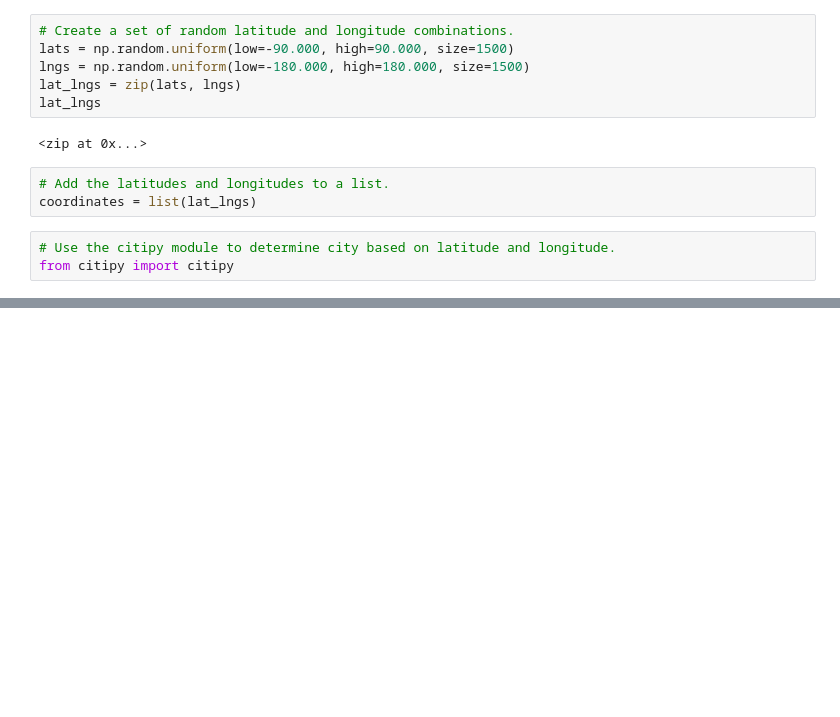
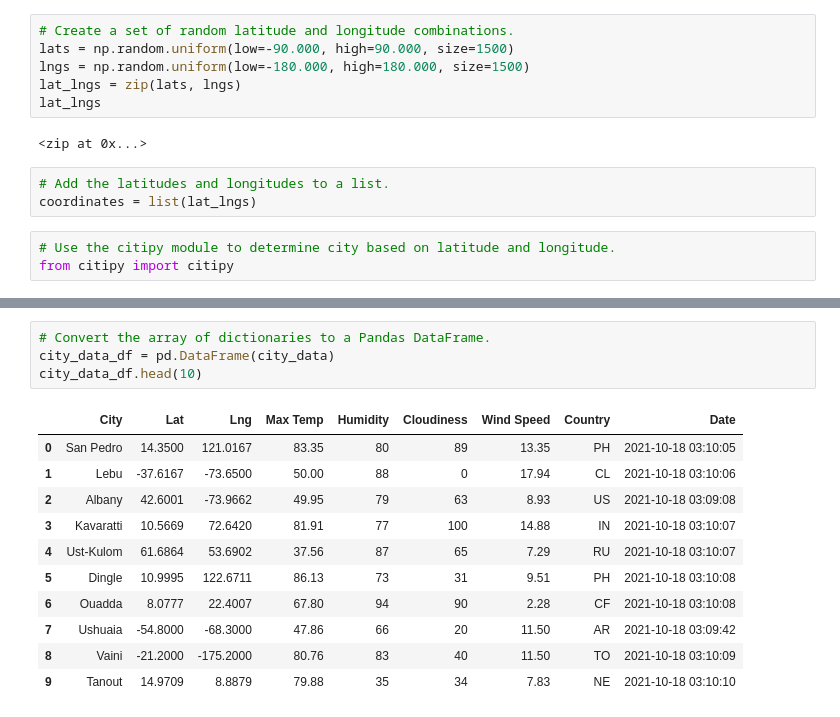
Before and after one commit to MinLopez/World_Weather_Analysis, a Jupyter notebook: WeatherPy.ipynb, the cells around one changed output, grey strips where cells are left out. Cells and saved outputs as stored; diff of their text form; blank space fills up the shorter version.

```diff
--- a/WeatherPy.ipynb
+++ b/WeatherPy.ipynb
@@ -33,0 +141,16 @@ len(cities)
+# %%
+# Convert the array of dictionaries to a Pandas DataFrame.
+city_data_df = pd.DataFrame(city_data)
+city_data_df.head(10)
+# %% [output]
+|  | City | Lat | Lng | Max Temp | Humidity | Cloudiness | Wind Speed | Country | Date |
+| 0 | San Pedro | 14.3500 | 121.0167 | 83.35 | 80 | 89 | 13.35 | PH | 2021-10-18 03:10:05 |
+| 1 | Lebu | -37.6167 | -73.6500 | 50.00 | 88 | 0 | 17.94 | CL | 2021-10-18 03:10:06 |
+| 2 | Albany | 42.6001 | -73.9662 | 49.95 | 79 | 63 | 8.93 | US | 2021-10-18 03:09:08 |
+| 3 | Kavaratti | 10.5669 | 72.6420 | 81.91 | 77 | 100 | 14.88 | IN | 2021-10-18 03:10:07 |
+| 4 | Ust-Kulom | 61.6864 | 53.6902 | 37.56 | 87 | 65 | 7.29 | RU | 2021-10-18 03:10:07 |
+| 5 | Dingle | 10.9995 | 122.6711 | 86.13 | 73 | 31 | 9.51 | PH | 2021-10-18 03:10:08 |
+| 6 | Ouadda | 8.0777 | 22.4007 | 67.80 | 94 | 90 | 2.28 | CF | 2021-10-18 03:10:08 |
+| 7 | Ushuaia | -54.8000 | -68.3000 | 47.86 | 66 | 20 | 11.50 | AR | 2021-10-18 03:09:42 |
+| 8 | Vaini | -21.2000 | -175.2000 | 80.76 | 83 | 40 | 11.50 | TO | 2021-10-18 03:10:09 |
+| 9 | Tanout | 14.9709 | 8.8879 | 79.88 | 35 | 34 | 7.83 | NE | 2021-10-18 03:10:10 |
```
Also changed, not shown: parts of 11 cells of this notebook, 3 other files.
